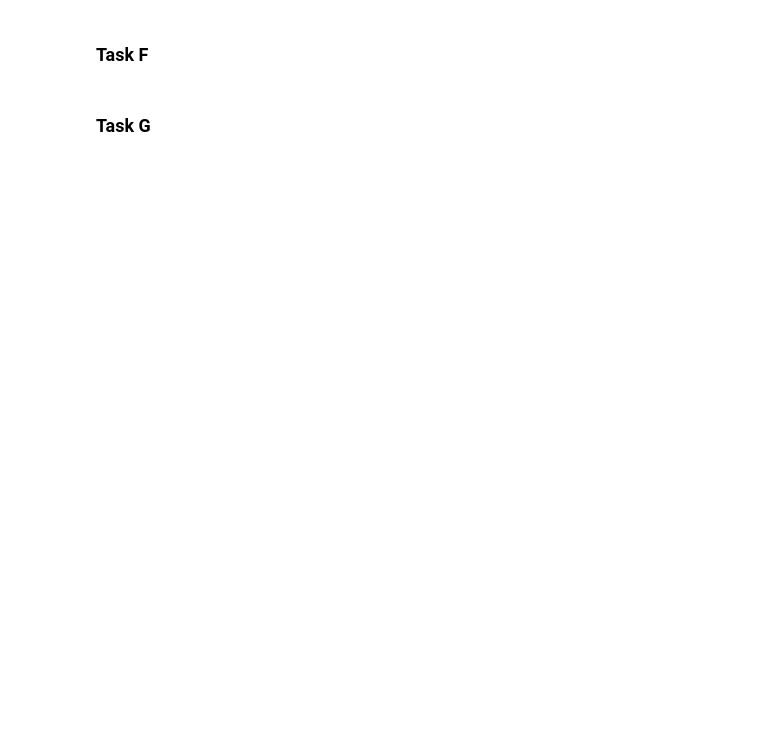
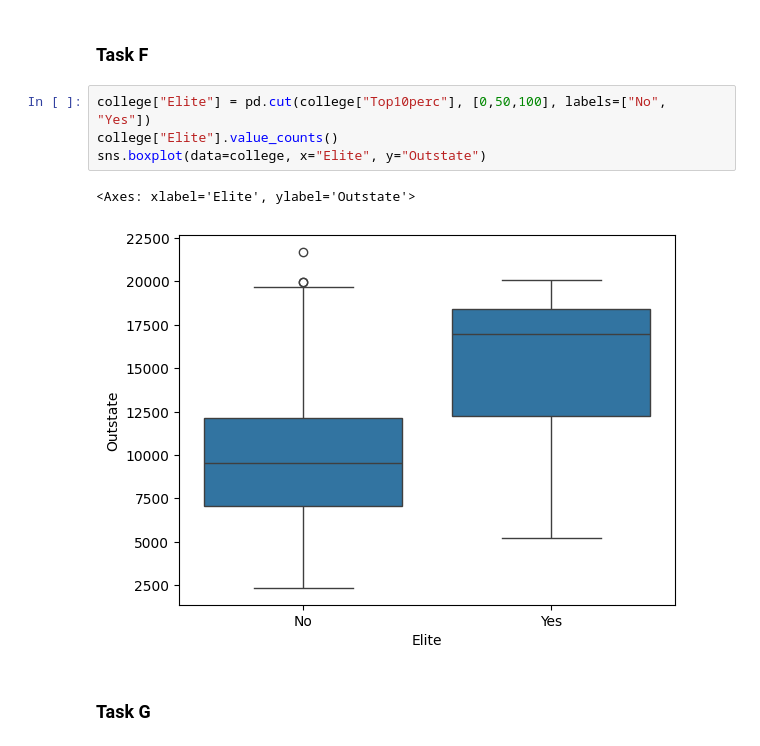
Before and after one commit to arvidlohn/Databehandling-ARVID-LOHN, a Jupyter notebook: Labs/main.ipynb, the cells around one changed output. Saved outputs shown, nothing was run; the diff lists cells and outputs as text; blank space fills up the shorter version.

```diff
--- a/Labs/main.ipynb
+++ b/Labs/main.ipynb
@@ -96,4 +105,11 @@ array([[<Axes: xlabel='Top10perc', ylabel='Top10perc'>,
 # %% [markdown]
 ### Task F
+# %%
+college["Elite"] = pd.cut(college["Top10perc"], [0,50,100], labels=["No", "Yes"])
+college["Elite"].value_counts()
+sns.boxplot(data=college, x="Elite", y="Outstate")
+# %% [output]
+<Axes: xlabel='Elite', ylabel='Outstate'>
+[figure, added]
 # %% [markdown]
 ### Task G
```
Also changed, not shown: parts of 4 cells of this notebook.
